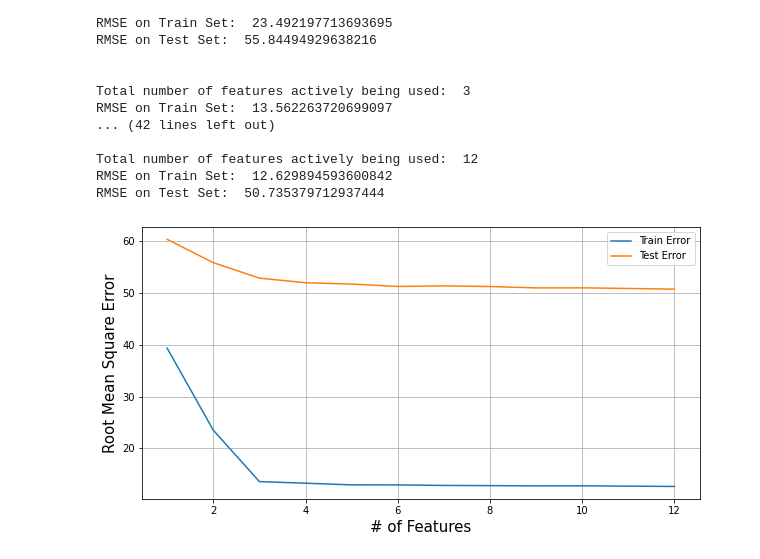
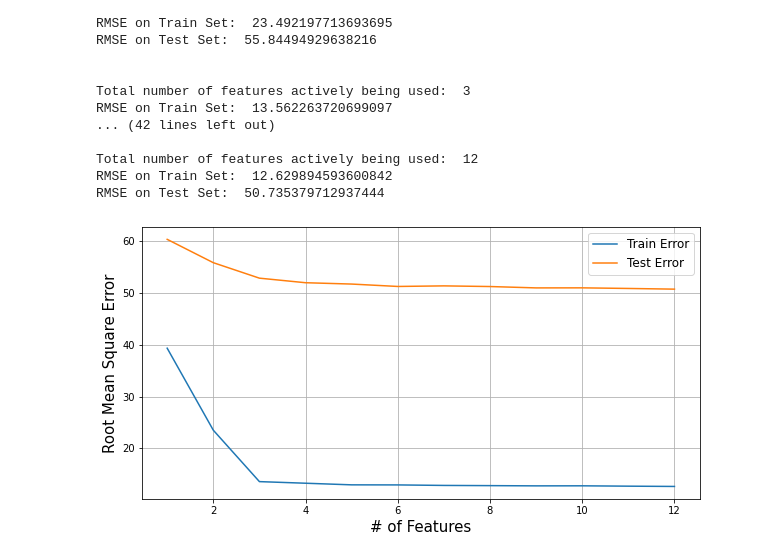
Before and after one commit to souvik0306/Jet-Engine-Health-Prediction, a Jupyter notebook: jet_eda.ipynb, the cells around one changed output. Saved outputs shown, nothing was run; the diff lists cells and outputs as text; code cells hidden in the pictures.

```diff
--- a/jet_eda.ipynb
+++ b/jet_eda.ipynb
@@ -221,13 +221,13 @@ RMSE on Test Set:  50.735379712937444
 # %%
 plt.figure(figsize=(10,5))
 plt.plot(number_of_features,train_rmse)
 plt.plot(number_of_features,test_rmse)
 
-plt.legend(['Train Error','Test Error'])
+plt.legend(['Train Error','Test Error'],prop = {'size':12})
 plt.xlabel('# of Features',fontsize=15)
 plt.ylabel('Root Mean Square Error',fontsize=15)
 
 plt.grid()
 plt.show()
 # %% [output]
-[figure, old version]
+[figure, new version]
```
